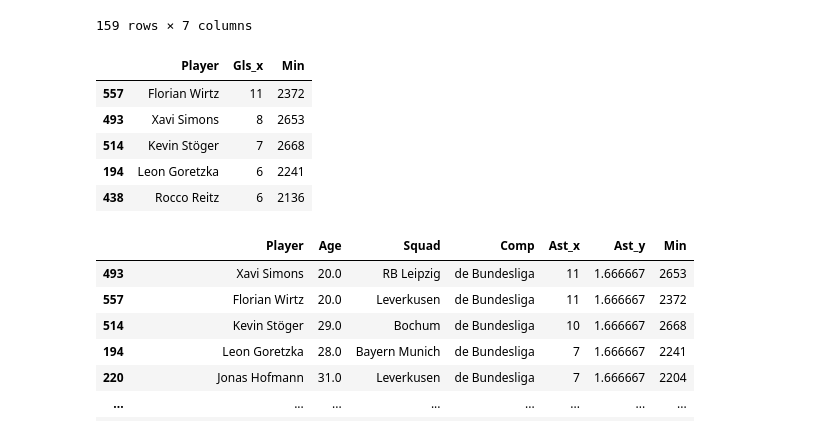
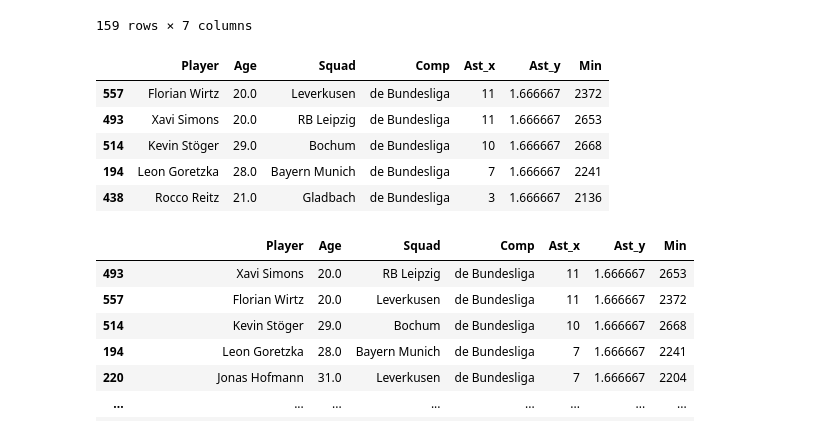
Before and after one commit to RubenVeledo/EDA_top_football_players, a Jupyter notebook: src/notebooks/PROYECTO_TOP_PLAYERS.ipynb, the cells around one changed output. Saved outputs shown, nothing was run; the diff lists cells and outputs as text; code cells hidden in the pictures.

```diff
--- a/src/notebooks/PROYECTO_TOP_PLAYERS.ipynb
+++ b/src/notebooks/PROYECTO_TOP_PLAYERS.ipynb
@@ -760,18 +785,18 @@ superan_media_goles_sorted[["Player", "Age", "Squad", "Comp", "Gls_x", "Gls_y",
 # %%
 goles_bundesliga_top_5 = superan_media_goles_sorted[superan_media_goles_sorted['Comp'] == 'de Bundesliga'].head(5)
 goles_laliga_top_5 = superan_media_goles_sorted[superan_media_goles_sorted['Comp'] == 'es La Liga'].head(5)
 goles_seriea_top_5 = superan_media_goles_sorted[superan_media_goles_sorted['Comp'] == 'it Serie A'].head(5)
 goles_ligue1_top_5 = superan_media_goles_sorted[superan_media_goles_sorted['Comp'] == 'fr Ligue 1'].head(5)
 goles_premier_top_5 = superan_media_goles_sorted[superan_media_goles_sorted['Comp'] == 'eng Premier League'].head(5)
 
-goles_bundesliga_top_5[["Player", "Gls_x", "Min"]]
+goles_bundesliga_top_5[["Player", "Age", "Squad", "Comp", "Ast_x", "Ast_y", "Min"]]
 # %% [output]
-|  | Player | Gls_x | Min |
-| 557 | Florian Wirtz | 11 | 2372 |
-| 493 | Xavi Simons | 8 | 2653 |
-| 514 | Kevin Stöger | 7 | 2668 |
-| 194 | Leon Goretzka | 6 | 2241 |
-| 438 | Rocco Reitz | 6 | 2136 |
+|  | Player | Age | Squad | Comp | Ast_x | Ast_y | Min |
+| 557 | Florian Wirtz | 20.0 | Leverkusen | de Bundesliga | 11 | 1.666667 | 2372 |
+| 493 | Xavi Simons | 20.0 | RB Leipzig | de Bundesliga | 11 | 1.666667 | 2653 |
+| 514 | Kevin Stöger | 29.0 | Bochum | de Bundesliga | 10 | 1.666667 | 2668 |
+| 194 | Leon Goretzka | 28.0 | Bayern Munich | de Bundesliga | 7 | 1.666667 | 2241 |
+| 438 | Rocco Reitz | 21.0 | Gladbach | de Bundesliga | 3 | 1.666667 | 2136 |
 # %%
 #repetir eso para cada métrica
 #representarlo visualmente (o no)
```
Also changed, not shown: parts of 23 cells of this notebook.
